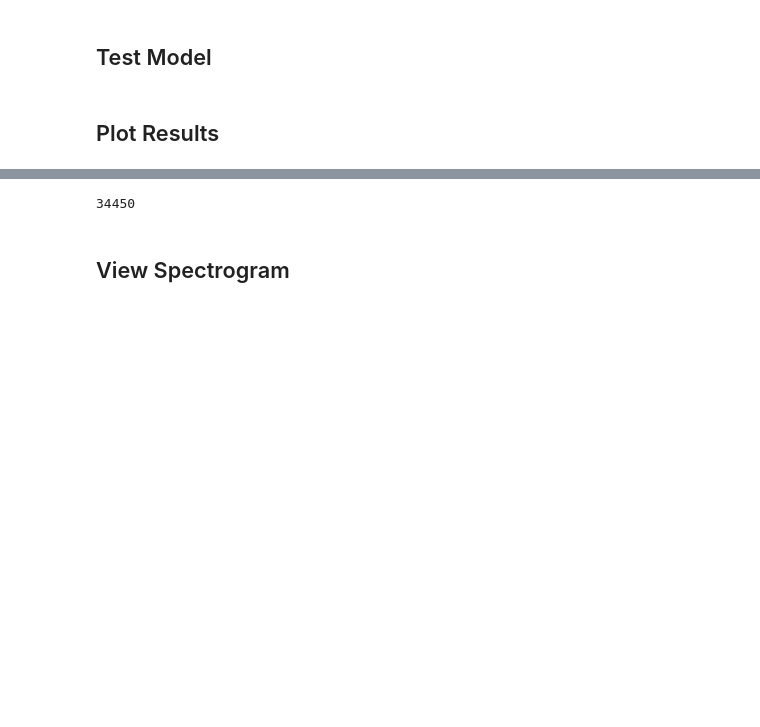
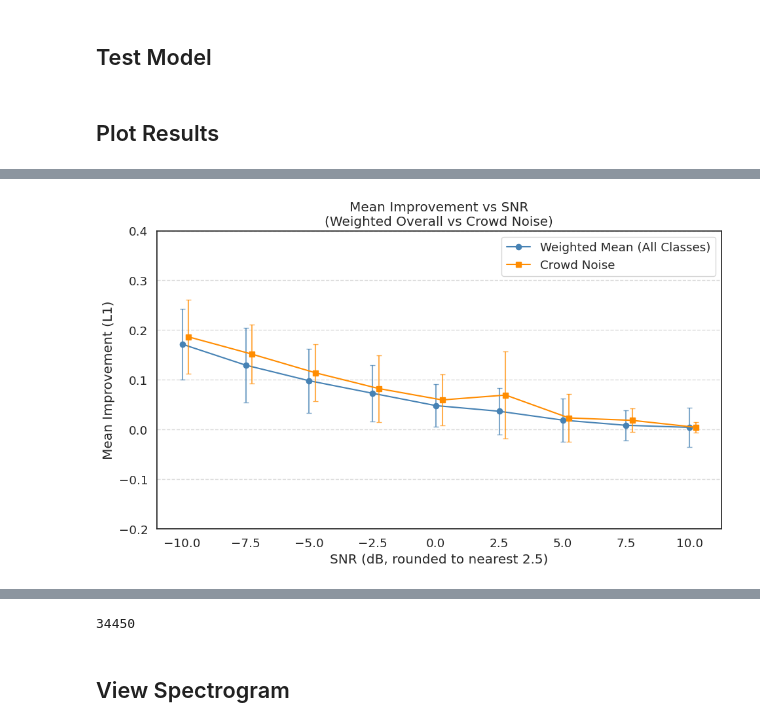
Before and after one commit to CiaranMaloy/audioautoencoder, a Jupyter notebook: audioautoencoder/Scripts/Test_Model.ipynb, the cells around one changed output, grey strips where cells are left out. Saved outputs shown, nothing was run; the diff lists cells and outputs as text; code cells hidden in the pictures; blank space fills up the shorter version.

```diff
--- a/audioautoencoder/Scripts/Test_Model.ipynb
+++ b/audioautoencoder/Scripts/Test_Model.ipynb
@@ -209,11 +210,14 @@ df_eval = df_subset.copy()
 # Round SNR to the nearest 2.5 dB
 df_eval["snr_db_rounded"] = (df_eval["snr_db"] / 2.5).round() * 2.5
 
-# Group by SNR and class, compute mean and std deviation
 def compute_stats(df, class_col):
-    grouped = df.groupby(["snr_db_rounded", class_col])["Improvement_L1_4k"]
-    stats = grouped.agg(["mean", "std"]).reset_index()
-    stats.rename(columns={"mean": "mean_improvement", "std": "std_improvement"}, inplace=True)
+    grouped = df.groupby(["snr_db_rounded", class_col])["Improvement_L1"]
+    stats = grouped.agg(["mean", "std", "count"]).reset_index()
+    stats.rename(columns={
+        "mean": "mean_improvement",
+        "std": "std_improvement",
+        "count": "count"
+    }, inplace=True)
     return stats
 
 df_audio_stats = compute_stats(df_eval, "audio_class")
@@ -252,3 +225,66 @@ plt.show()
+# %%
+import numpy as np
+plt.figure(figsize=(10, 6))
+
+# Calculate weighted mean and std using counts
+df_noise_stats["weighted_var"] = df_noise_stats["std_improvement"]**2 * df_noise_stats["count"]
+
+grouped_all = df_noise_stats.groupby("snr_db_rounded").agg(
+    mean_improvement=("mean_improvement", lambda x: np.average(x, weights=df_noise_stats.loc[x.index, "count"])),
+    std_improvement=("weighted_var", lambda x: np.sqrt(np.sum(x) / np.sum(df_noise_stats.loc[x.index, "count"]))),
+    total_count=("count", "sum")
+).reset_index()
+
+# Filter "Crowd" class
+crowd_df = df_noise_stats[df_noise_stats["noise_class"] == "Crowd"]
+
+# Plot weighted average
+plt.plot(
+    grouped_all["snr_db_rounded"],
+    grouped_all["mean_improvement"],
+    marker="o",
+    label="Weighted Mean (All Classes)",
+    color="steelblue"
+)
+plt.errorbar(
+    grouped_all["snr_db_rounded"],
+    grouped_all["mean_improvement"],
+    yerr=grouped_all["std_improvement"],
+    fmt='none',
+    capsize=3,
+    color="steelblue",
+    alpha=0.7
+)
+
+offset = 0.25
+# --- Plot "Crowd" noise class (with slight offset) ---
+plt.plot(
+    crowd_df["snr_db_rounded"] + offset,
+    crowd_df["mean_improvement"],
+    marker="s",
+    label="Crowd Noise",
+    color="darkorange"
+)
+plt.errorbar(
+    crowd_df["snr_db_rounded"] + offset,
+    crowd_df["mean_improvement"],
+    yerr=crowd_df["std_improvement"],
+    fmt='none',
+    capsize=3,
+    color="darkorange",
+    alpha=0.7
+)
+
+plt.xlabel("SNR (dB, rounded to nearest 2.5)")
+plt.ylabel("Mean Improvement (L1)")
+plt.title("Mean Improvement vs SNR\n(Weighted Overall vs Crowd Noise)")
+plt.grid(True, axis='y', linestyle='--', alpha=0.7)
+plt.legend()
+plt.tight_layout()
+plt.ylim((-0.2, 0.4))
+plt.show()
+# %% [output]
+[figure, added]
 # %%
 # Recalculate and clean labels
 df_eval["snr_db_rounded"] = (df_eval["snr_db"] / 2.5).round() * 2.5
```
Also changed, not shown: parts of 7 cells of this notebook.
